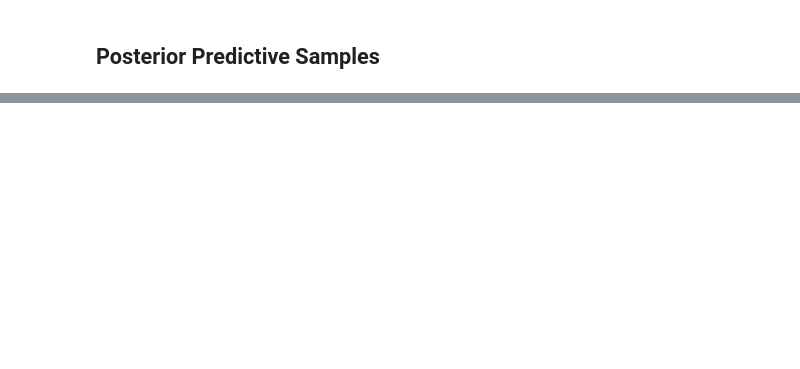
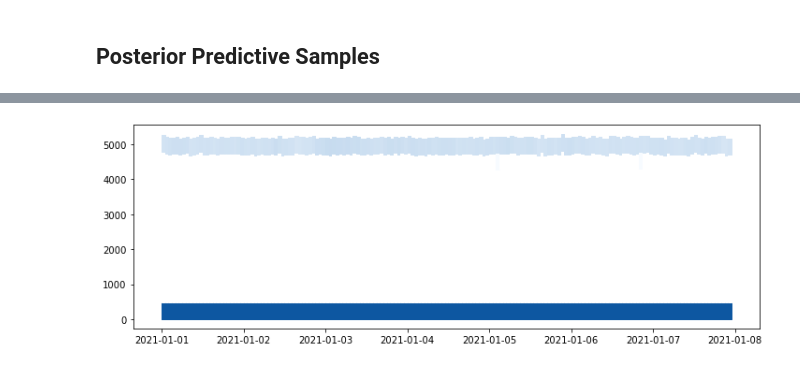
Before and after one commit to AmpersandTV/pymc3-hmm, a Jupyter notebook: examples/poisson_zero_example.ipynb, the cells around one changed output, grey strips where cells are left out. Saved outputs shown, nothing was run; the diff lists cells and outputs as text; code cells hidden in the pictures; blank space fills up the shorter version.

```diff
--- a/examples/poisson_zero_example.ipynb
+++ b/examples/poisson_zero_example.ipynb
@@ -255,0 +238,10 @@ plt.tight_layout()
+# %%
+with test_model, theano.config.change_flags(compute_test_value="off"):
+
+    test_model.S_t.distribution.shape = (24 * 7,)
+
+    out_of_sample_pp = pm.sample_posterior_predictive(
+        posterior_trace.posterior.drop_vars("S_t"),
+        var_names=["S_t", "Y_t"],
+        model=test_model,
+    )
@@ -255,0 +250,19 @@ plt.tight_layout()
+# %%
+columns = pd.MultiIndex.from_tuples(
+    [("Y_t", i) for i in range(out_of_sample_pp["Y_t"].shape[0])],
+    names=("var", "sample"),
+)
+
+out_of_sample_data = pd.DataFrame(
+    out_of_sample_pp["Y_t"].T,
+    index=pd.date_range(
+        start="1/1/2021", periods=out_of_sample_pp["Y_t"].shape[1], freq="H"
+    ),
+    columns=columns
+)
+out_of_sample_data[("mean", 0)] = out_of_sample_pp["Y_t"].mean(0)
+
+
+ax = plot_predictive_histograms(out_of_sample_data["Y_t"])
+# %% [output]
+[figure, added]
```
Also changed, not shown: parts of 8 cells of this notebook.
